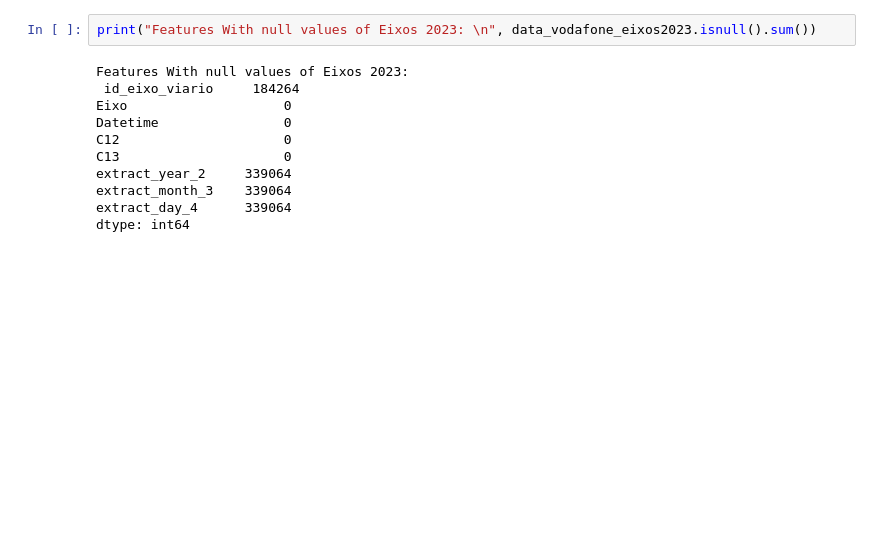
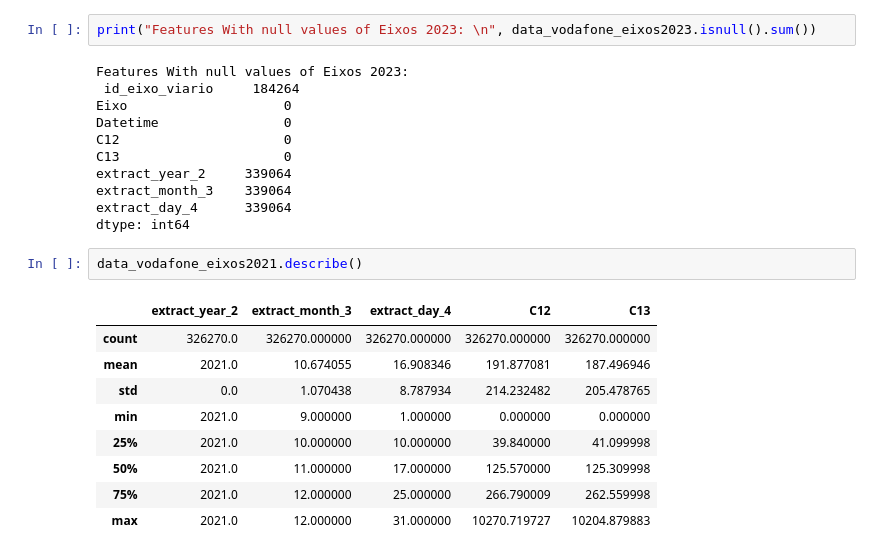
Before and after one commit to a-proenca/LAD, a Jupyter notebook: LAD_22_23.ipynb, the cells around one changed output. Cells and saved outputs as stored; diff of their text form; blank space fills up the shorter version.

```diff
--- a/LAD_22_23.ipynb
+++ b/LAD_22_23.ipynb
@@ -257,3 +266,15 @@ extract_year_2     339064
 extract_month_3    339064
 extract_day_4      339064
 dtype: int64
+# %%
+data_vodafone_eixos2021.describe()
+# %% [output]
+|  | extract_year_2 | extract_month_3 | extract_day_4 | C12 | C13 |
+| count | 326270.0 | 326270.000000 | 326270.000000 | 326270.000000 | 326270.000000 |
+| mean | 2021.0 | 10.674055 | 16.908346 | 191.877081 | 187.496946 |
+| std | 0.0 | 1.070438 | 8.787934 | 214.232482 | 205.478765 |
+| min | 2021.0 | 9.000000 | 1.000000 | 0.000000 | 0.000000 |
+| 25% | 2021.0 | 10.000000 | 10.000000 | 39.840000 | 41.099998 |
+| 50% | 2021.0 | 11.000000 | 17.000000 | 125.570000 | 125.309998 |
+| 75% | 2021.0 | 12.000000 | 25.000000 | 266.790009 | 262.559998 |
+| max | 2021.0 | 12.000000 | 31.000000 | 10270.719727 | 10204.879883 |
```
Also changed, not shown: parts of 10 cells of this notebook.
